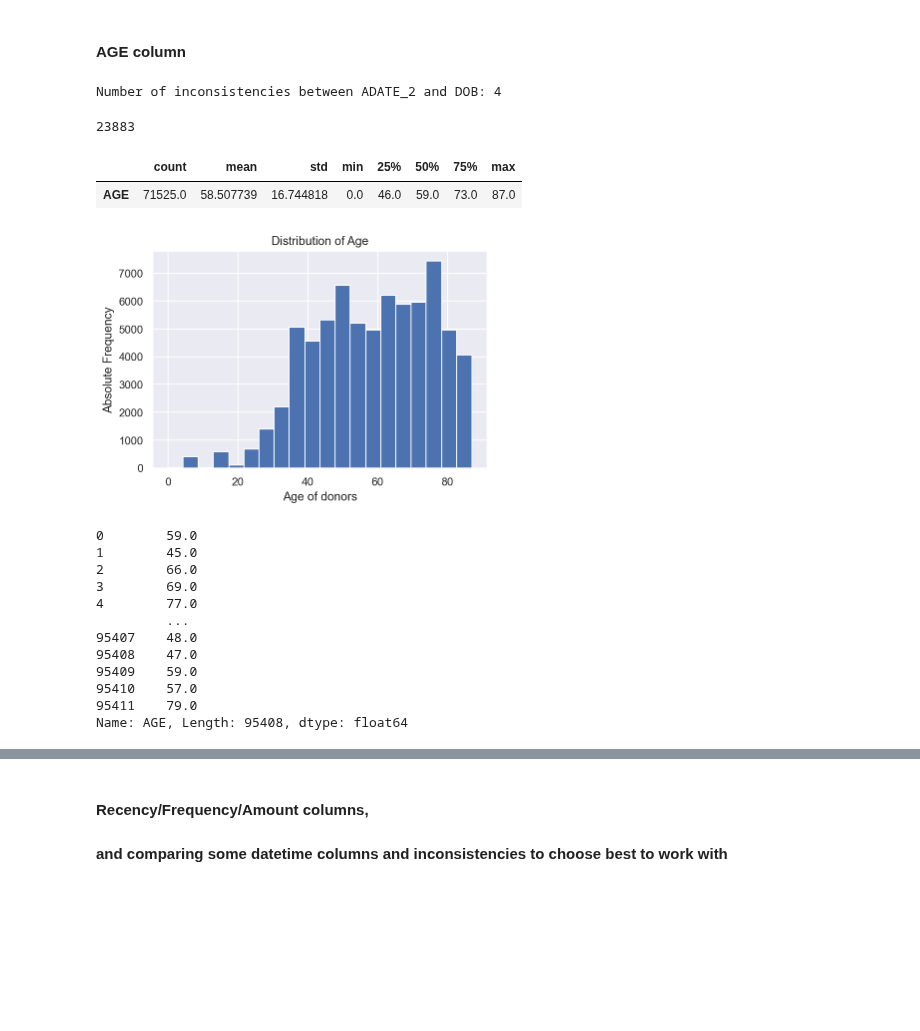
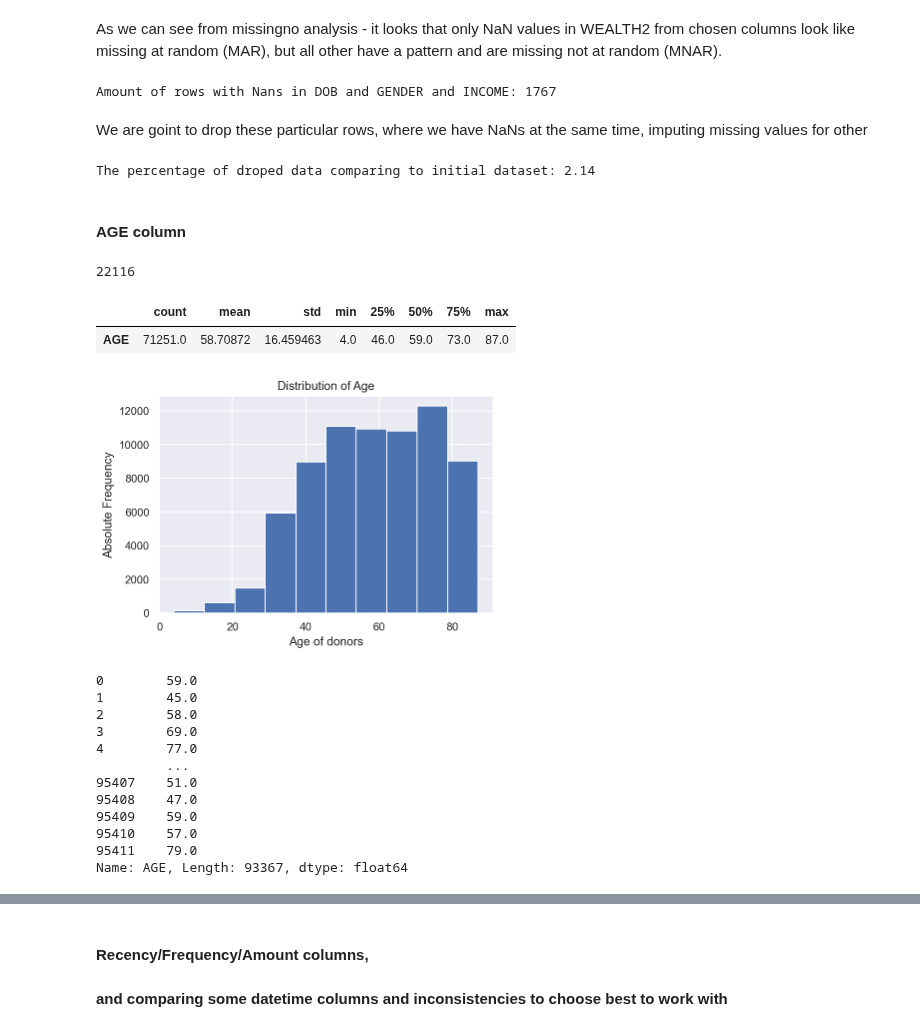
Before and after one commit to fredericosantos/ims_DM_Project, a Jupyter notebook: svitlana_new.ipynb, the cells around one changed output, grey strips where cells are left out. Drawn from its saved outputs; the diff is of its cells as text; code cells hidden in the pictures; blank space fills up the shorter version.

```diff
--- a/svitlana_new.ipynb
+++ b/svitlana_new.ipynb
@@ -42,0 +172,14 @@ We will begin to add some most important features one by one.
+# %%
+# Let's decode Gender column's values
+# From metadata file M = Male, F = Female, U = Unknown, J = Joint Account, unknown gender
+# not forgeting about 4 rows with values 'A', 'C'
+
+data.loc[(data.GENDER == "M"), 'GENDER'] = '1'
+data.loc[(data.GENDER == "F"), 'GENDER'] = '2'
+data.loc[(data.GENDER == "U")|(data.GENDER == "J"), 'GENDER'] = '3'
+
+# We assume that these letters A and C are just mistypes
+data.loc[(data.GENDER == "A")|(data.GENDER == "C"), 'GENDER'] = '3'
+
+# Convert column to numeric, changing ' ' values to NaN
+data.GENDER = pd.to_numeric(data.GENDER, errors='coerce')
@@ -43,49 +196,55 @@ We will begin to add some most important features one by one.
+# %% [markdown]
+As we can see from missingno analysis - it looks that only NaN values in WEALTH2 from chosen columns
+look like missing at random (MAR),  but all other have a pattern and are missing not at random (MNAR).
+# %%
+# Let's check what percentage of our data is missing at the same time in all
+# columns that we have chosen as important for our ananlysis
+print('Amount of rows with Nans in DOB and GENDER and INCOME:',
+      len(data[(data.DOB.isna())&(data.GENDER.isna())&(data.INCOME.isna())]))
+# %% [output]
+Amount of rows with Nans in DOB and GENDER and INCOME: 1767
+# %% [markdown]
+We are goint to drop these particular rows, where we have NaNs at the same time, imputing missing values for other
+# %%
+indexNames = (data[(data.DOB.isna())&(data.GENDER.isna())&(data.INCOME.isna())]).index
+data.drop(indexNames , inplace=True)
+# %%
+# Print percentage of droped data comparing to initial dataset from 95412 rows
+print('The percentage of droped data comparing to initial dataset:',
+     round((95412 - len(data))/95412*100,2))
+# %% [output]
+The percentage of droped data comparing to initial dataset: 2.14
 # %% [markdown]
 #### AGE column
-# %%
-# Checking for inconsistencies in data
-
-# Convert columns 'DOB' and ADATE_2 to datetime
-data.DOB = pd.to_datetime(data.DOB)
-data.ADATE_2 = pd.to_datetime(data.ADATE_2)
-
-# Check for inconsistencies
-print ('Number of inconsistencies between ADATE_2 and DOB:', len(data[data.ADATE_2 < data.DOB]))
-
-# With such small amount - we suggest to drop these rows
-indexNames = (data[data.ADATE_2 < data.DOB]).index
-data.drop(indexNames , inplace=True)
-# %% [output]
-Number of inconsistencies between ADATE_2 and DOB: 4
 # %%
 # Here we calculate age as it was discussed during Q&A session:
 # 'Calculate age on the moment of ADATE_2, paying attention that ADATE_2 has 2 different values in a column:
 # 2017-06-01 (95399 instances), 2017-04-01 (13 instances)'
 
-data["AGE"] = (data.ADATE_2 - data.DOB).astype('timedelta64[Y]')    #.astype('int')
+data["AGE"] = (data.ADATE_2 - data.DOB).astype('timedelta64[Y]')
 data['AGE'].isna().sum()
 # %% [output]
-23883
+22116
 # %%
 # Let's build distribution plot for Age column, that has for now near 23-24K NaNs
 # Build histogram for Age column
-data["AGE"].hist(bins = 20)
+data["AGE"].hist(bins = 10)
 plt.title('Distribution of Age')
 plt.xlabel('Age of donors')
 plt.ylabel('Absolute Frequency')
 stats = data['AGE'].describe().to_frame().T
 stats
 # %% [output]
 |  | count | mean | std | min | 25% | 50% | 75% | max |
-| AGE | 71525.0 | 58.507739 | 16.744818 | 0.0 | 46.0 | 59.0 | 73.0 | 87.0 |
+| AGE | 71251.0 | 58.70872 | 16.459463 | 4.0 | 46.0 | 59.0 | 73.0 | 87.0 |
-[figure, old version]
+[figure, new version]
 # %%
 # KNNImputer - impute NaNs in Age column
 # using columns AGE901, AGE904 with median and average age for people's neighbourhood,
 # where AGE901 - Median Age of Population in a neighbourhood,
 # AGE904 - Average Age of Population
 imputer = KNNImputer(n_neighbors=5, weights="uniform")
-age_features = ['AGE','AGE901','AGE904']
+age_features = ['AGE','AGE901']
 data[age_features] = imputer.fit_transform(data[age_features])
 
 #Round the values down in AGE column because KNN produces floats
@@ -93,15 +252,15 @@ data['AGE'].apply(np.floor).astype('float')
 # %% [output]
 0        59.0
 1        45.0
-2        66.0
+2        58.0
 3        69.0
 4        77.0
          ...
-95407    48.0
+95407    51.0
 95408    47.0
 95409    59.0
 95410    57.0
 95411    79.0
-Name: AGE, Length: 95408, dtype: float64
+Name: AGE, Length: 93367, dtype: float64
 # %%
 # Build histogram for imputed Age column
```
Also changed, not shown: parts of 49 cells of this notebook.
